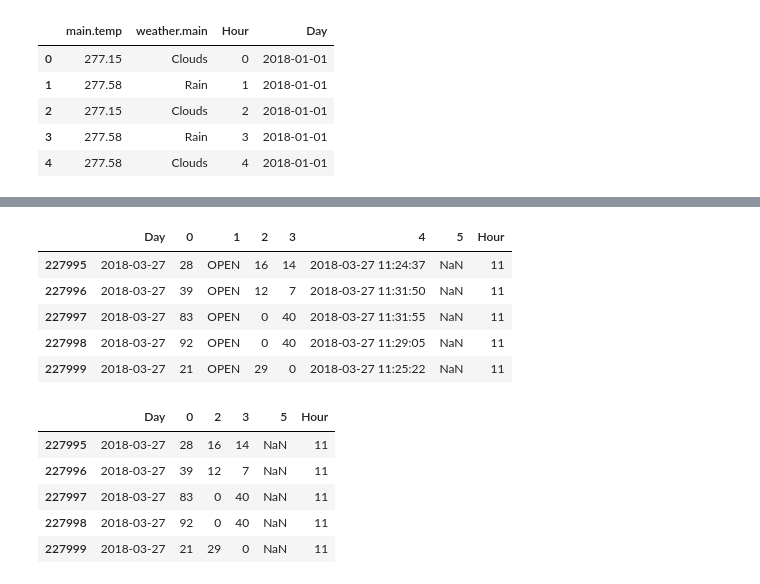
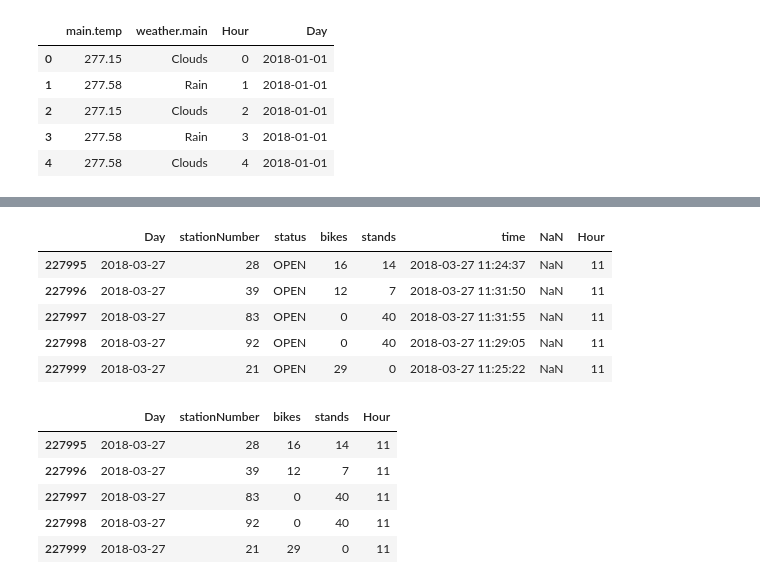
Before and after one commit to obyrned1/Group20_COMP30670_Project, a Jupyter notebook: flaskapp/app/prediction_model.ipynb, the cells around one changed output, grey strips where cells are left out. Drawn from its saved outputs; the diff is of its cells as text; code cells hidden in the pictures.

```diff
--- a/flaskapp/app/prediction_model.ipynb
+++ b/flaskapp/app/prediction_model.ipynb
@@ -2,6 +2,8 @@
 import pandas as pd
 import datetime
 # %%
-df = pd.read_csv('testData.csv', header=None)
+df = pd.read_csv('testData.csv', header=None, infer_datetime_format=True, parse_dates=True)
+df.columns = ['stationNumber', 'status', 'bikes', 'stands', 'time', 'NaN']
+#df.set_index=(['time', 'stationNumber', 'status', 'bikes', 'stands','NaN'])
 df.head()
 # %% [output]
@@ -268,25 +164,26 @@ df_Test = pd.DataFrame({'Day': DayList_Test})
 df_Test['Day'] = df_Test['Day'].astype('str')
 
 df_Testing = pd.concat([df_Test, df_newTest], axis=1)
-df_Testing.tail()
+df_Testing.tail(5)
 # %% [output]
-|  | Day | 0 | 1 | 2 | 3 | 4 | 5 | Hour |
+|  | Day | stationNumber | status | bikes | stands | time | NaN | Hour |
 | 227995 | 2018-03-27 | 28 | OPEN | 16 | 14 | 2018-03-27 11:24:37 | NaN | 11 |
 | 227996 | 2018-03-27 | 39 | OPEN | 12 | 7 | 2018-03-27 11:31:50 | NaN | 11 |
 | 227997 | 2018-03-27 | 83 | OPEN | 0 | 40 | 2018-03-27 11:31:55 | NaN | 11 |
 | 227998 | 2018-03-27 | 92 | OPEN | 0 | 40 | 2018-03-27 11:29:05 | NaN | 11 |
 | 227999 | 2018-03-27 | 21 | OPEN | 29 | 0 | 2018-03-27 11:25:22 | NaN | 11 |
 # %%
-df_Testing = df_Testing.drop([4], axis=1)
-df_Testing = df_Testing.drop([1], axis=1)
+df_Testing = df_Testing.drop(['time'], axis=1)
+df_Testing = df_Testing.drop(['status'], axis=1)
+df_Testing = df_Testing.drop(['NaN'], axis=1)
 
-df_Testing.tail()
+df_Testing.tail(5)
 # %% [output]
-|  | Day | 0 | 2 | 3 | 5 | Hour |
-| 227995 | 2018-03-27 | 28 | 16 | 14 | NaN | 11 |
-| 227996 | 2018-03-27 | 39 | 12 | 7 | NaN | 11 |
-| 227997 | 2018-03-27 | 83 | 0 | 40 | NaN | 11 |
-| 227998 | 2018-03-27 | 92 | 0 | 40 | NaN | 11 |
-| 227999 | 2018-03-27 | 21 | 29 | 0 | NaN | 11 |
+|  | Day | stationNumber | bikes | stands | Hour |
+| 227995 | 2018-03-27 | 28 | 16 | 14 | 11 |
+| 227996 | 2018-03-27 | 39 | 12 | 7 | 11 |
+| 227997 | 2018-03-27 | 83 | 0 | 40 | 11 |
+| 227998 | 2018-03-27 | 92 | 0 | 40 | 11 |
+| 227999 | 2018-03-27 | 21 | 29 | 0 | 11 |
 # %%
 df_Testing.columns = ['Day','station','available_bikes', 'available_stands', 'Hour']
```
Also changed, not shown: parts of 21 cells of this notebook.
